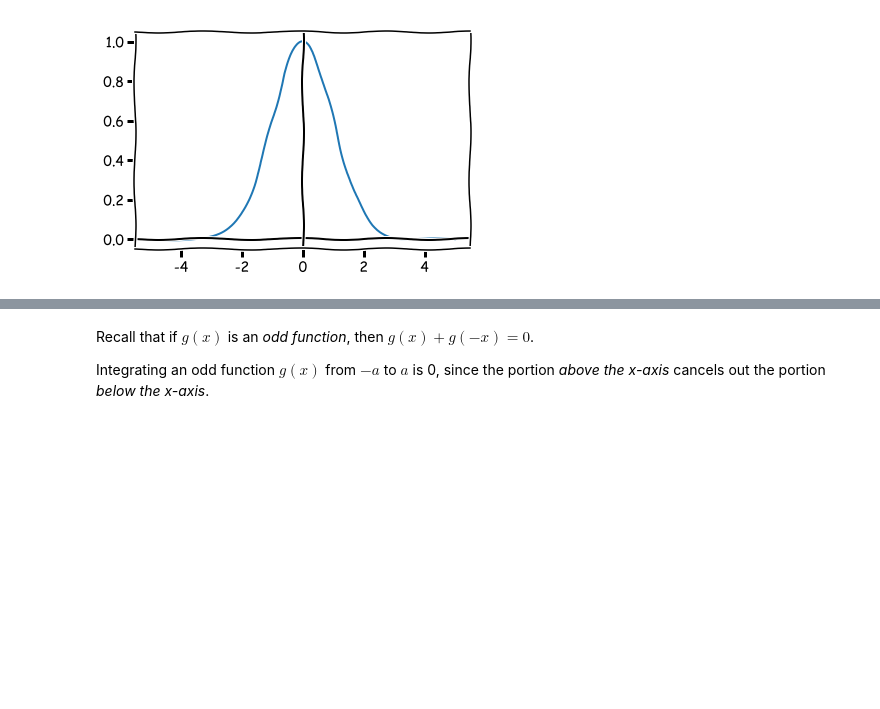
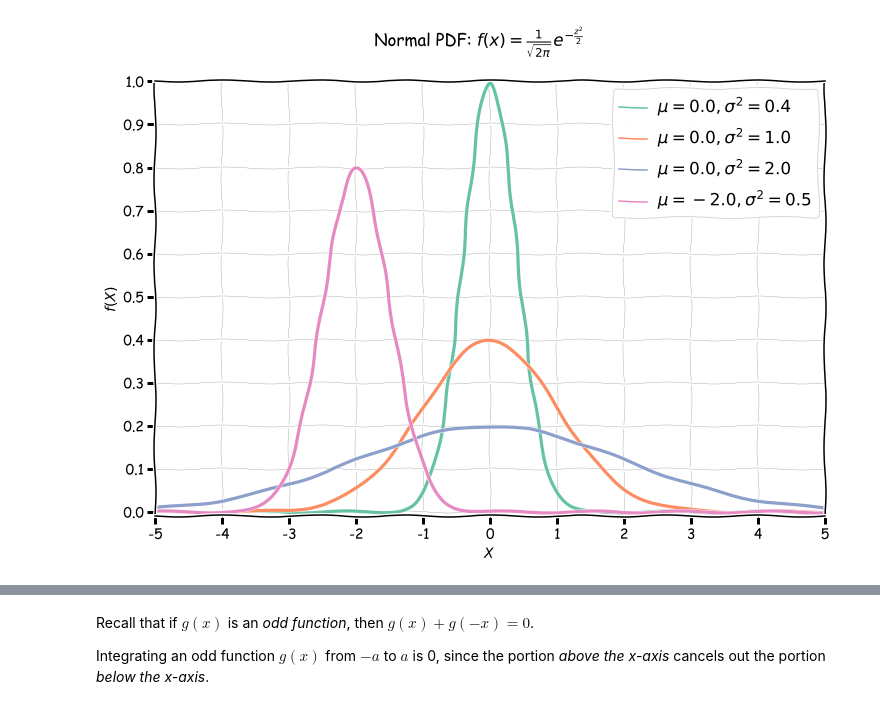
Before and after one commit to buruzaemon/stats-110, a Jupyter notebook: Lecture_13.ipynb, the cells around one changed output, grey strips where cells are left out. Drawn from its saved outputs; the diff is of its cells as text; code cells hidden in the pictures; blank space fills up the shorter version.

Commit message:
more fine-tuning, clean-up of text

```diff
--- a/Lecture_13.ipynb
+++ b/Lecture_13.ipynb
@@ -138,21 +147,60 @@ The Central Limit Theorem is surprising; if you sum up a large number of i.i.d.
-# %%
-import matplotlib
-import numpy as np
-import matplotlib.pyplot as plt
-%matplotlib inline
-
-plt.xkcd()
-
-x = np.linspace(-5, 5, 500)
-y = np.e ** ((-x**2)/2)
-
-_, ax = plt.subplots()
-
-ax.plot(x, y)
-ax.grid(True, which='both')
-ax.axhline(y=0, color='k')
-ax.axvline(x=0, color='k')
-plt.show()
-# %% [output]
-[figure, removed]
+# %%
+import matplotlib
+import numpy as np
+import matplotlib.pyplot as plt
+
+from matplotlib.ticker import (MultipleLocator, FormatStrFormatter,
+                               AutoMinorLocator)
+from scipy.stats import norm
+
+%matplotlib inline
+
+plt.xkcd()
+
+_, ax = plt.subplots(figsize=(12,8))
+
+# seme Normal parameters
+mu_values = [0., 0., 0., -2.]
+var_values = [0.4, 1.0, 2.0, 0.5]
+params = list(zip(mu_values, var_values))
+
+# qualitative color scheme
+colors = ['#66c2a5', '#fc8d62', '#8da0cb', '#e78ac3']
+
+x = np.linspace(-6, 6, 500)
+for i,(loc,scale) in enumerate(params):
+    pdf = norm.pdf(x, loc=loc, scale=scale)
+    ax.plot(x, pdf, color=colors[i], lw=3.2, label=r'$\mu = {}, \sigma^2 = {}$'.format(loc, scale))
+
+# legend styling
+legend = ax.legend()
+for label in legend.get_texts():
+    label.set_fontsize('large')
+for label in legend.get_lines():
+    label.set_linewidth(1.5)
+
+# y-axis
+ax.set_ylim([-0.01, 1.0])
+ax.set_ylabel(r'$f(X)$')
+ax.set_yticks(np.arange(0,1.1,.1))
+
+# x-axis
+ax.set_xlim([-5.0, 5.0])
+ax.set_xlabel(r'$X$')
+
+# x-axis tick formatting
+majorLocator = MultipleLocator(1)
+majorFormatter = FormatStrFormatter('%d')
+minorLocator = MultipleLocator(1)
+ax.xaxis.set_major_locator(majorLocator)
+ax.xaxis.set_major_formatter(majorFormatter)
+ax.xaxis.set_minor_locator(minorLocator)
+
+ax.grid(color='grey', linestyle='-', linewidth=0.3)
+
+plt.suptitle(r'Normal PDF: $f(x) =  \frac{1}{\sqrt{2\pi}} e^{-\frac{z^{2}}{2}}$')
+
+plt.show()
+# %% [output]
+[figure, added]
 # %% [markdown]
```
Also changed, not shown: parts of 9 cells of this notebook, 27 other files.
